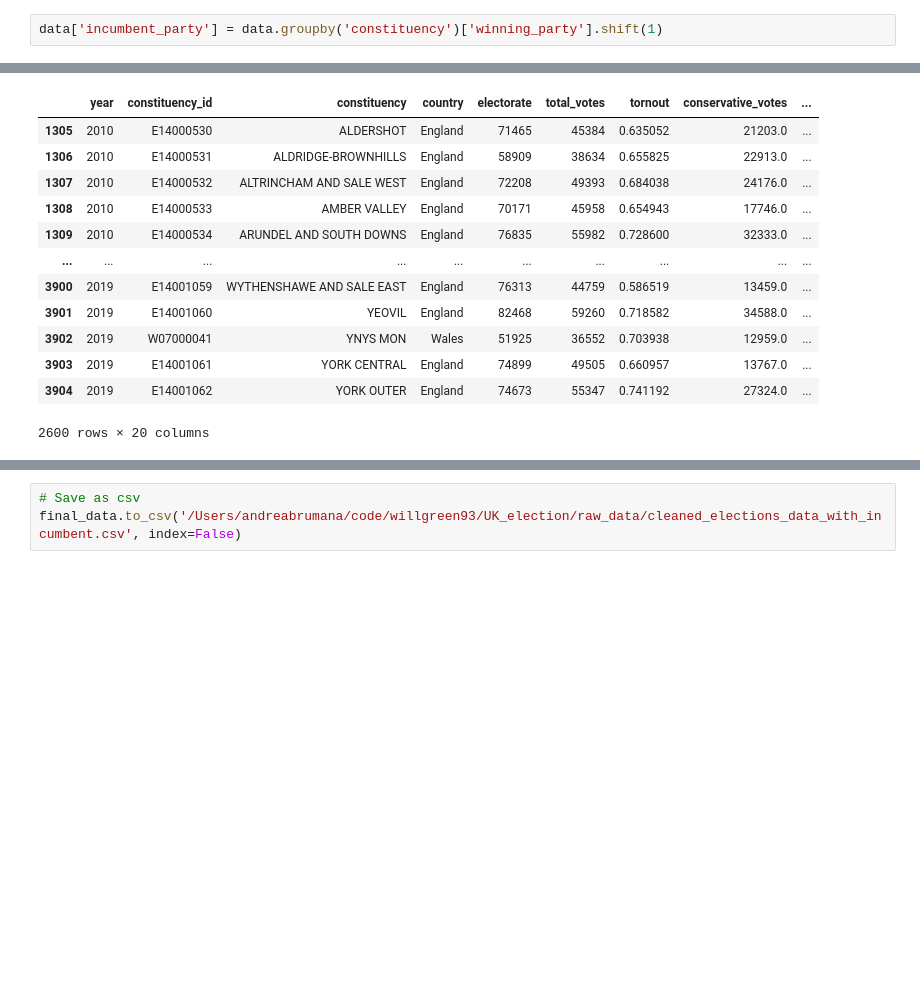
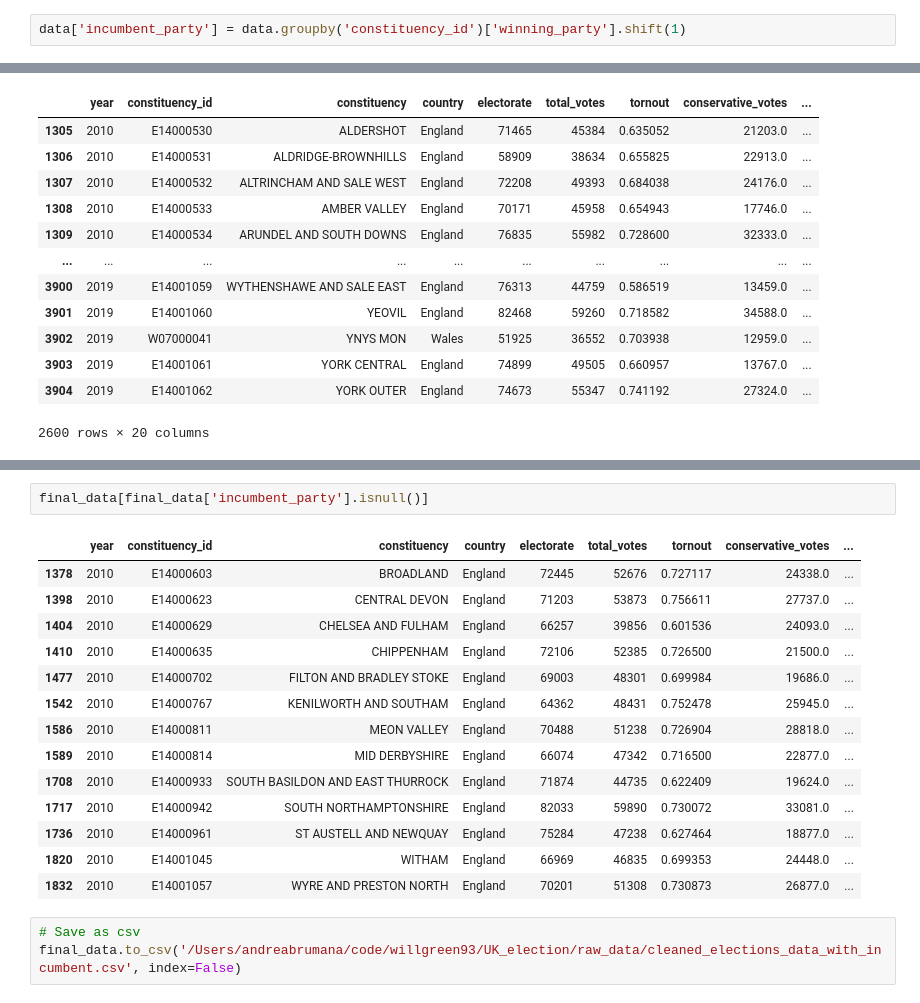
Before and after one commit to willgreen93/UK_election, a Jupyter notebook: notebooks/preprocessing/incumbent_calculation.ipynb, the cells around one changed output, grey strips where cells are left out. Drawn from its saved outputs; the diff is of its cells as text; blank space fills up the shorter version.

```diff
--- a/notebooks/preprocessing/incumbent_calculation.ipynb
+++ b/notebooks/preprocessing/incumbent_calculation.ipynb
@@ -15,7 +23,7 @@ data = pd.read_csv('/Users/andreabrumana/code/willgreen93/UK_election/raw_data/c
 # %%
 data['winning_party'] = data[['conservative_vote_share', 'labour_vote_share', 'liberal_democrats_vote_share', 'other_parties_vote_share']].idxmax(axis=1).str.replace('_vote_share', '')
 # %%
-data['incumbent_party'] = data.groupby('constituency')['winning_party'].shift(1)
+data['incumbent_party'] = data.groupby('constituency_id')['winning_party'].shift(1)
 # %%
 data['winning_party_changed'] = data['winning_party'] != data['incumbent_party']
 # %%
@@ -38,3 +66,20 @@ final_data
+# %%
+final_data[final_data['incumbent_party'].isnull()]
+# %% [output]
+|  | year | constituency_id | constituency | country | electorate | total_votes | tornout | conservative_votes | ... |
+| 1378 | 2010 | E14000603 | BROADLAND | England | 72445 | 52676 | 0.727117 | 24338.0 | ... |
+| 1398 | 2010 | E14000623 | CENTRAL DEVON | England | 71203 | 53873 | 0.756611 | 27737.0 | ... |
+| 1404 | 2010 | E14000629 | CHELSEA AND FULHAM | England | 66257 | 39856 | 0.601536 | 24093.0 | ... |
+| 1410 | 2010 | E14000635 | CHIPPENHAM | England | 72106 | 52385 | 0.726500 | 21500.0 | ... |
+| 1477 | 2010 | E14000702 | FILTON AND BRADLEY STOKE | England | 69003 | 48301 | 0.699984 | 19686.0 | ... |
+| 1542 | 2010 | E14000767 | KENILWORTH AND SOUTHAM | England | 64362 | 48431 | 0.752478 | 25945.0 | ... |
+| 1586 | 2010 | E14000811 | MEON VALLEY | England | 70488 | 51238 | 0.726904 | 28818.0 | ... |
+| 1589 | 2010 | E14000814 | MID DERBYSHIRE | England | 66074 | 47342 | 0.716500 | 22877.0 | ... |
+| 1708 | 2010 | E14000933 | SOUTH BASILDON AND EAST THURROCK | England | 71874 | 44735 | 0.622409 | 19624.0 | ... |
+| 1717 | 2010 | E14000942 | SOUTH NORTHAMPTONSHIRE | England | 82033 | 59890 | 0.730072 | 33081.0 | ... |
+| 1736 | 2010 | E14000961 | ST AUSTELL AND NEWQUAY | England | 75284 | 47238 | 0.627464 | 18877.0 | ... |
+| 1820 | 2010 | E14001045 | WITHAM | England | 66969 | 46835 | 0.699353 | 24448.0 | ... |
+| 1832 | 2010 | E14001057 | WYRE AND PRESTON NORTH | England | 70201 | 51308 | 0.730873 | 26877.0 | ... |
 # %%
 # Save as csv
 final_data.to_csv('/Users/andreabrumana/code/willgreen93/UK_election/raw_data/cleaned_elections_data_with_incumbent.csv', index=False)
```
Also changed, not shown: parts of 2 cells of this notebook, 1 other file.
